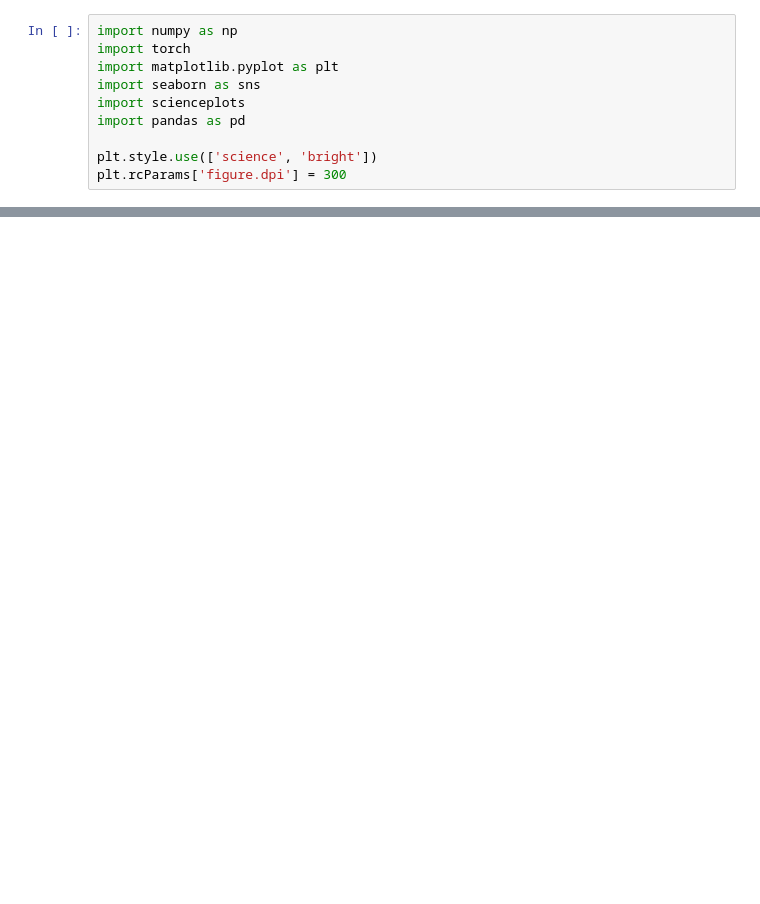
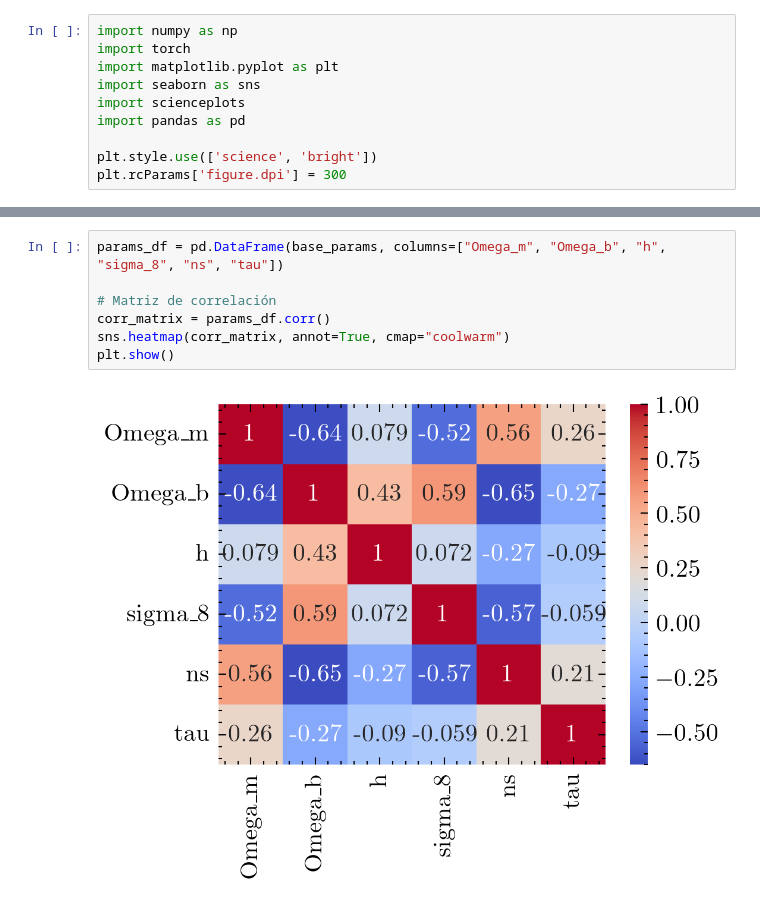
Before and after one commit to julianticucho/cmb-sbi-inference, a Jupyter notebook: data_analysis.ipynb, the cells around one changed output, grey strips where cells are left out. Saved outputs shown, nothing was run; the diff lists cells and outputs as text; blank space fills up the shorter version.

```diff
--- a/data_analysis.ipynb
+++ b/data_analysis.ipynb
@@ -10,0 +48,9 @@ plt.rcParams['figure.dpi'] = 300
+# %%
+params_df = pd.DataFrame(base_params, columns=["Omega_m", "Omega_b", "h", "sigma_8", "ns", "tau"])
+
+# Matriz de correlación
+corr_matrix = params_df.corr()
+sns.heatmap(corr_matrix, annot=True, cmap="coolwarm")
+plt.show()
+# %% [output]
+[figure, added]
```
Also changed, not shown: parts of 14 cells of this notebook, 14 other files.
